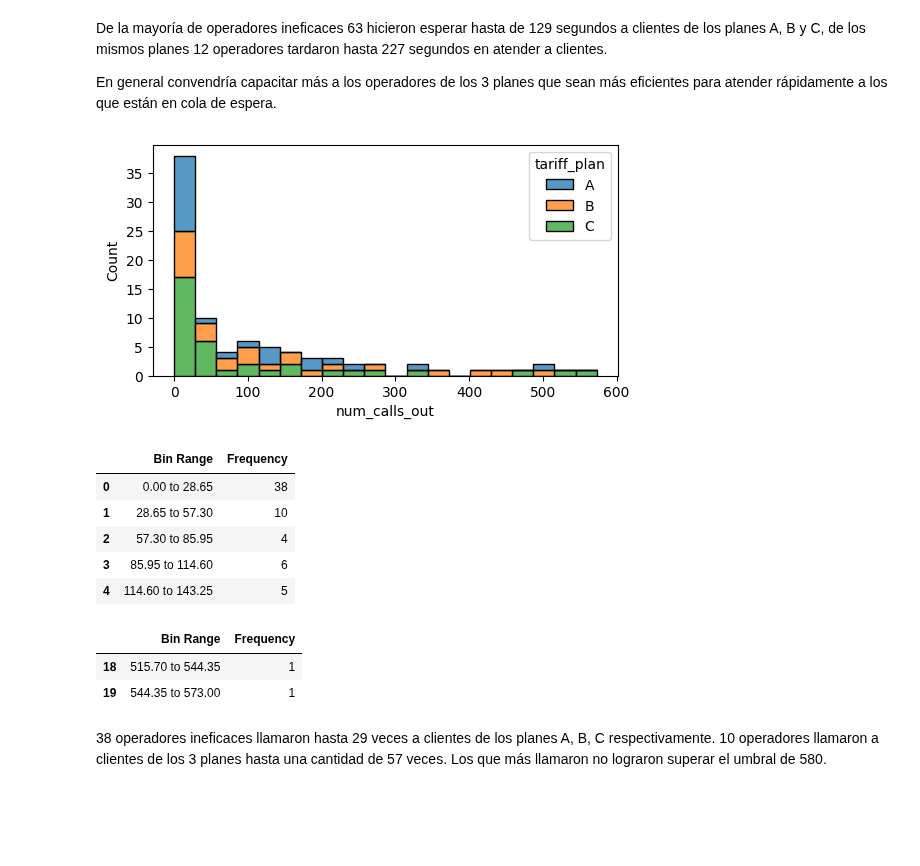
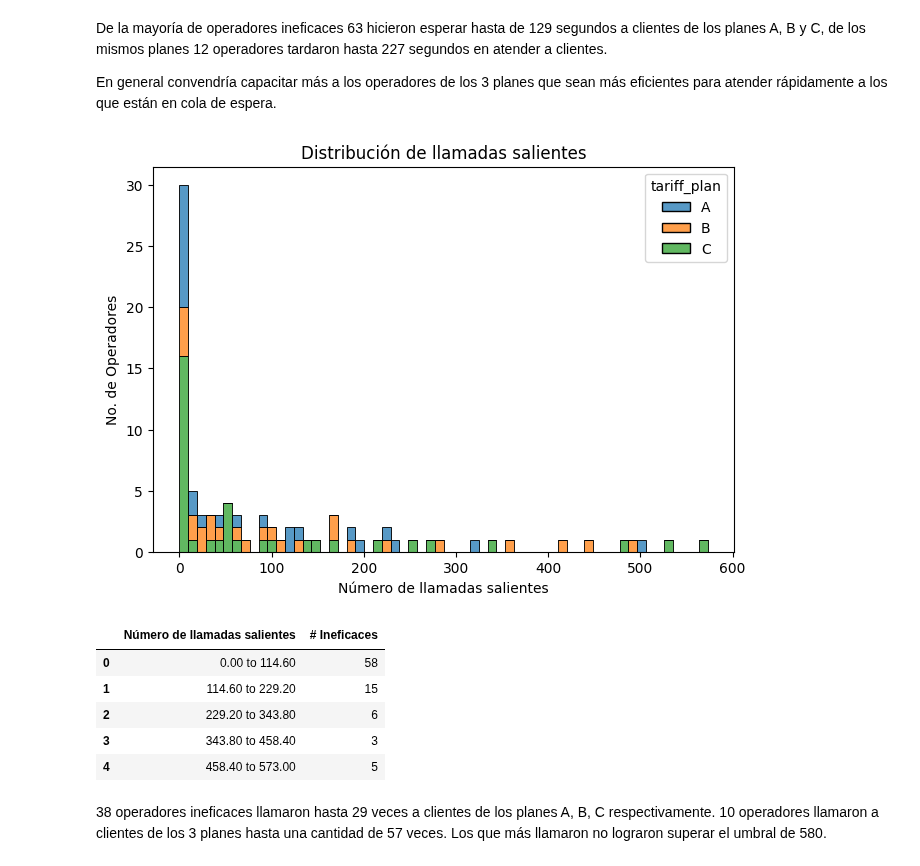
Before and after one commit to ScinDBad/DA_proyecto_final, a Jupyter notebook: Telecom/telecom.ipynb, the cells around one changed output. Saved outputs shown, nothing was run; the diff lists cells and outputs as text; code cells hidden in the pictures; blank space fills up the shorter version.

```diff
--- a/Telecom/telecom.ipynb
+++ b/Telecom/telecom.ipynb
@@ -1292,23 +1314,24 @@ En general convendría capacitar más a los operadores de los 3 planes que sean
 # %%
 # Trazar histograma de llamadas salientes por operadores ineficaces parte 1
 mask = (report['rigor_effective']==False) & (report['tariff_plan']!='other') # máscara booleana
-plt.figure(figsize=(6,3))
-sns.histplot(data=report[mask], x='num_calls_out', bins=20, hue='tariff_plan', multiple='stack')
+plt.figure(figsize=(7.5,5))
+sns.histplot(data=report[mask], x='num_calls_out', bins=60, hue='tariff_plan', multiple='stack')
+plt.title('Distribución de llamadas salientes')
+plt.ylabel('No. de Operadores')
+plt.xlabel('Número de llamadas salientes')
 plt.show()
 
-display(freq_table(report[mask]['num_calls_out'], bins=20).head(5)) # mostrar tabla de frecuencias
-display(freq_table(report[mask]['num_calls_out'], bins=20).tail(2)) # mostrar tabla de frecuencias
+hist_table = freq_table(data=report[mask]['num_calls_out'], bins=5)
+hist_table.columns = ['Número de llamadas salientes', '# Ineficaces']
+display(hist_table) # mostrar tabla de frecuencias
 # %% [output]
-[figure, old version]
+[figure, new version]
-|  | Bin Range | Frequency |
-| 0 | 0.00 to 28.65 | 38 |
-| 1 | 28.65 to 57.30 | 10 |
-| 2 | 57.30 to 85.95 | 4 |
-| 3 | 85.95 to 114.60 | 6 |
-| 4 | 114.60 to 143.25 | 5 |
+|  | Número de llamadas salientes | # Ineficaces |
+| 0 | 0.00 to 114.60 | 58 |
+| 1 | 114.60 to 229.20 | 15 |
+| 2 | 229.20 to 343.80 | 6 |
+| 3 | 343.80 to 458.40 | 3 |
+| 4 | 458.40 to 573.00 | 5 |
-|  | Bin Range | Frequency |
-| 18 | 515.70 to 544.35 | 1 |
-| 19 | 544.35 to 573.00 | 1 |
 # %% [markdown]
 38 operadores ineficaces llamaron hasta 29 veces a clientes de los planes A, B, C respectivamente. 10 operadores llamaron a clientes de los 3 planes hasta una cantidad de 57 veces. Los que más llamaron no lograron superar el umbral de 580.
 # %%
```
Also changed, not shown: parts of 17 cells of this notebook.
